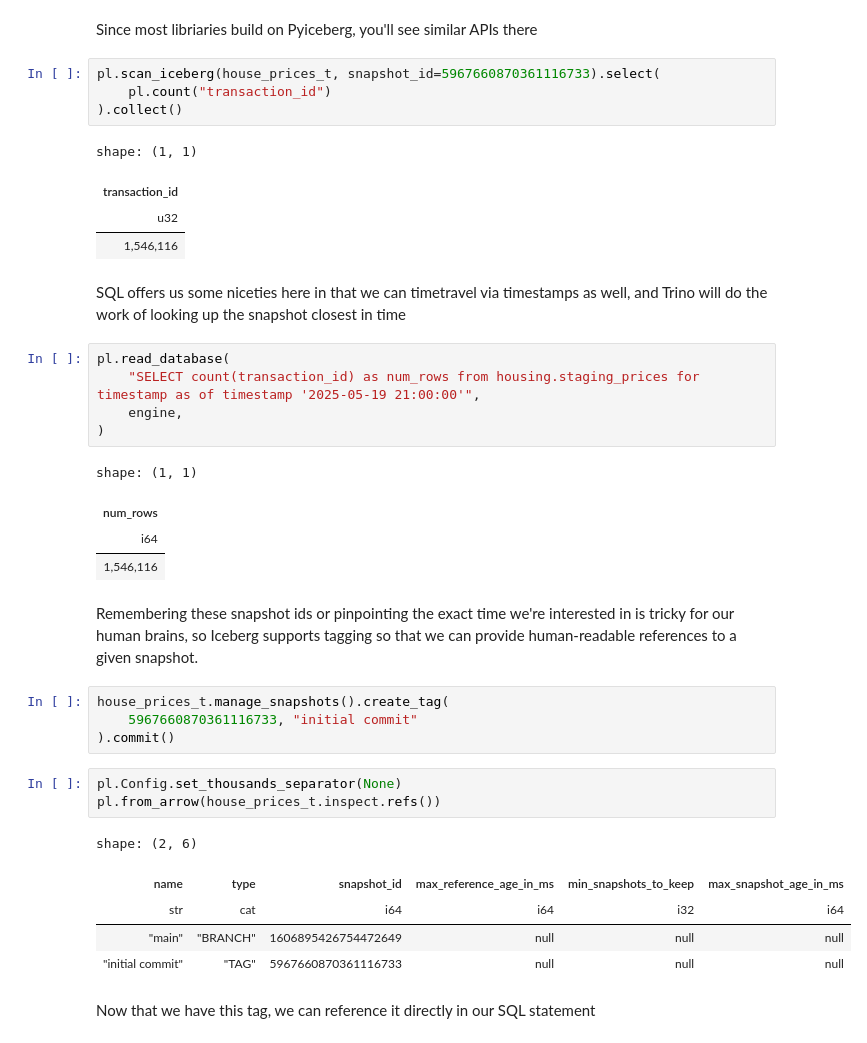
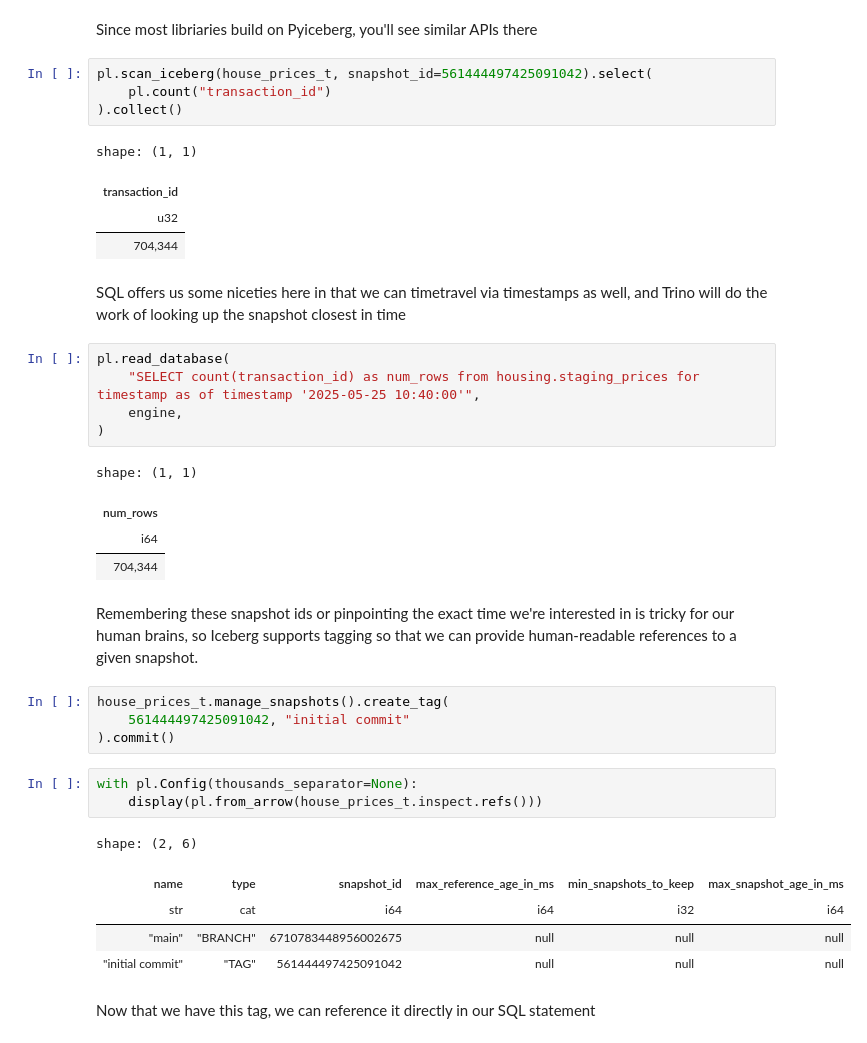
Before and after one commit to henryharbeck/pydata-london-2025-hands-on-apache-iceberg, a Jupyter notebook: notebooks/04-Time Travel.ipynb, the cells around one changed output. Cells and saved outputs as stored; diff of their text form.

```diff
--- a/notebooks/04-Time Travel.ipynb
+++ b/notebooks/04-Time Travel.ipynb
@@ -76,41 +77,41 @@ house_prices_t.scan(
 # %% [markdown]
 Since most libriaries build on Pyiceberg, you'll see similar APIs there
 # %%
-pl.scan_iceberg(house_prices_t, snapshot_id=5967660870361116733).select(
+pl.scan_iceberg(house_prices_t, snapshot_id=561444497425091042).select(
     pl.count("transaction_id")
 ).collect()
 # %% [output]
 shape: (1, 1)
 | transaction_id |
 | u32 |
-| 1,546,116 |
+| 704,344 |
 # %% [markdown]
 SQL offers us some niceties here in that we can timetravel via timestamps as well, and Trino will do the work of looking up the snapshot closest in time
 # %%
 pl.read_database(
-    "SELECT count(transaction_id) as num_rows from housing.staging_prices for timestamp as of timestamp '2025-05-19 21:00:00'",
+    "SELECT count(transaction_id) as num_rows from housing.staging_prices for timestamp as of timestamp '2025-05-25 10:40:00'",
     engine,
 )
 # %% [output]
 shape: (1, 1)
 | num_rows |
 | i64 |
-| 1,546,116 |
+| 704,344 |
 # %% [markdown]
 Remembering these snapshot ids or pinpointing the exact time we're interested in is tricky for our human brains, so Iceberg supports tagging so that we can provide human-readable references to a given snapshot.
 # %%
 house_prices_t.manage_snapshots().create_tag(
-    5967660870361116733, "initial commit"
+    561444497425091042, "initial commit"
 ).commit()
 # %%
-pl.Config.set_thousands_separator(None)
-pl.from_arrow(house_prices_t.inspect.refs())
+with pl.Config(thousands_separator=None):
+    display(pl.from_arrow(house_prices_t.inspect.refs()))
 # %% [output]
 shape: (2, 6)
 | name | type | snapshot_id | max_reference_age_in_ms | min_snapshots_to_keep | max_snapshot_age_in_ms |
 | str | cat | i64 | i64 | i32 | i64 |
-| "main" | "BRANCH" | 1606895426754472649 | null | null | null |
-| "initial commit" | "TAG" | 5967660870361116733 | null | null | null |
+| "main" | "BRANCH" | 6710783448956002675 | null | null | null |
+| "initial commit" | "TAG" | 561444497425091042 | null | null | null |
 # %% [markdown]
 Now that we have this tag, we can reference it directly in our SQL statement
 # %%
```
Also changed, not shown: parts of 17 cells of this notebook, 5 other files.
